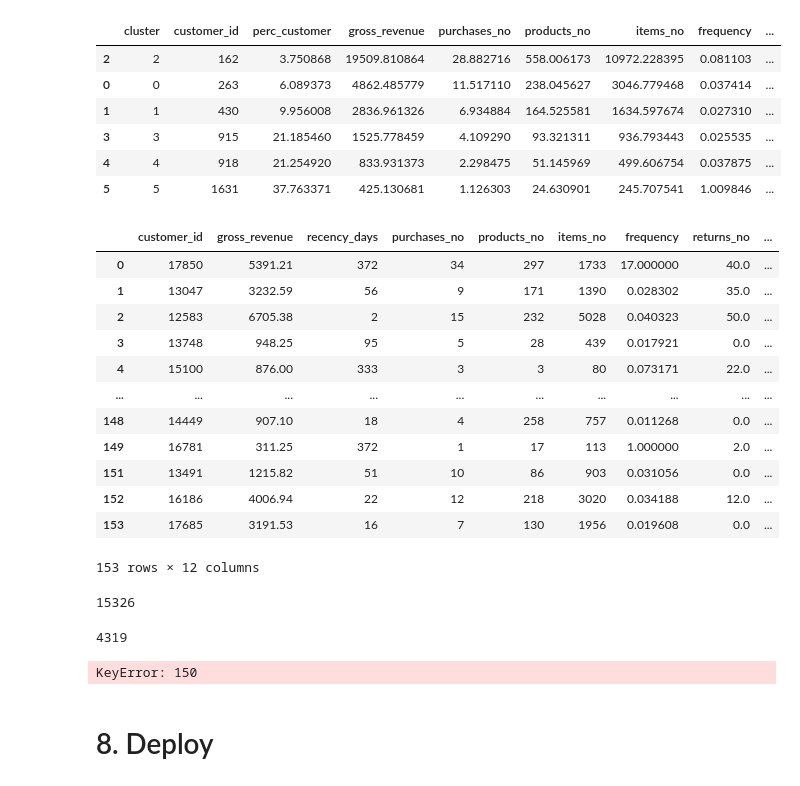
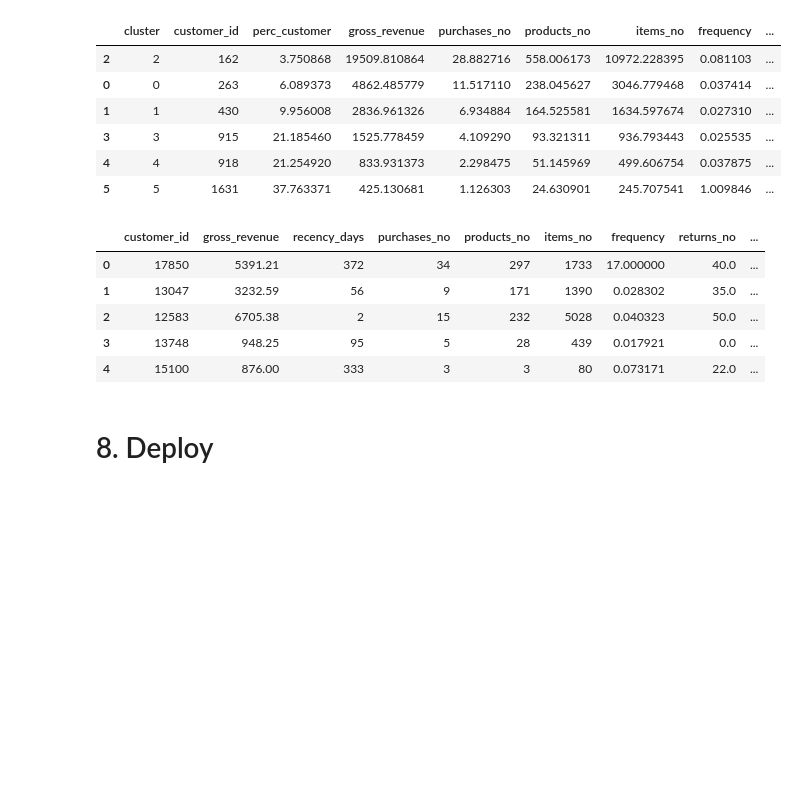
Before and after one commit to vitorhmf/loyalty-program, a Jupyter notebook: scr/loyalty_program_deploy.ipynb, the cells around one changed output. Saved outputs shown, nothing was run; the diff lists cells and outputs as text; code cells hidden in the pictures; blank space fills up the shorter version.

```diff
--- a/scr/loyalty_program_deploy.ipynb
+++ b/scr/loyalty_program_deploy.ipynb
@@ -59,7 +59,10 @@ def numerical_metrics(numerical_attributes):
 # %% [markdown]
 ### 0.3 Loading Data
 # %%
-df_raw = pd.read_csv('../data/data.csv', encoding= 'unicode_escape')
+# df_raw = pd.read_csv('../data/data.csv', encoding= 'unicode_escape')
+
+path_s3 = 's3://vhmf-insiders-dataset/'
+df_raw = pd.read_csv(path_s3 + 'data.csv', encoding= 'unicode_escape')
 # %% [markdown]
 # 1. Data Description
 # %% [markdown]
@@ -435,7 +438,7 @@ df9.head()
 # %% [markdown]
 ### 7.2 Cluster Profile
 # %%
-df92 = df4.copy()
+df92 = df4.copy().reset_index(drop=True)
 
 df92['cluster'] = labels
 
@@ -483,29 +486,14 @@ df_cluster.sort_values('gross_revenue', ascending=False)
 | 4 | 4 | 918 | 21.254920 | 833.931373 | 2.298475 | 51.145969 | 499.606754 | 0.037875 | ... |
 | 5 | 5 | 1631 | 37.763371 | 425.130681 | 1.126303 | 24.630901 | 245.707541 | 1.009846 | ... |
 # %%
-df92.head(153)
+df92.head()
 # %% [output]
 |  | customer_id | gross_revenue | recency_days | purchases_no | products_no | items_no | frequency | returns_no | ... |
 | 0 | 17850 | 5391.21 | 372 | 34 | 297 | 1733 | 17.000000 | 40.0 | ... |
 | 1 | 13047 | 3232.59 | 56 | 9 | 171 | 1390 | 0.028302 | 35.0 | ... |
 | 2 | 12583 | 6705.38 | 2 | 15 | 232 | 5028 | 0.040323 | 50.0 | ... |
 | 3 | 13748 | 948.25 | 95 | 5 | 28 | 439 | 0.017921 | 0.0 | ... |
 | 4 | 15100 | 876.00 | 333 | 3 | 3 | 80 | 0.073171 | 22.0 | ... |
-| ... | ... | ... | ... | ... | ... | ... | ... | ... | ... |
-| 148 | 14449 | 907.10 | 18 | 4 | 258 | 757 | 0.011268 | 0.0 | ... |
-| 149 | 16781 | 311.25 | 372 | 1 | 17 | 113 | 1.000000 | 2.0 | ... |
-| 151 | 13491 | 1215.82 | 51 | 10 | 86 | 903 | 0.031056 | 0.0 | ... |
-| 152 | 16186 | 4006.94 | 22 | 12 | 218 | 3020 | 0.034188 | 12.0 | ... |
-| 153 | 17685 | 3191.53 | 16 | 7 | 130 | 1956 | 0.019608 | 0.0 | ... |
-153 rows × 12 columns
-# %%
-df92['cluster'].sum()
-# %% [output]
-15326
-# %%
-len(df92)
-# %% [output]
-4319
 # %%
 # Cluster Name
 
@@ -513,7 +501,7 @@ df92['cluster_name'] = 'NA'
 
 for i in range(len(df92)):
     if (df92.loc[i, 'cluster'] == 2):
-        df92.loc[i, 'cluster_name'] = 'insider'
+        df92.loc[i, 'cluster_name'] = 'teste'
     elif (df92.loc[i, 'cluster'] == 0):
         df92.loc[i, 'cluster_name'] = 'pre_insider1'
     elif (df92.loc[i, 'cluster'] == 1):
@@ -524,8 +512,6 @@ for i in range(len(df92)):
         df92.loc[i, 'cluster_name'] = 'sporadic2'
     else:
         df92.loc[i, 'cluster_name'] = 'sporadic3'
-# %% [output]
-KeyError: 150
 # %% [markdown]
 # 8. Deploy
 # %%
```
Also changed, not shown: parts of 2 cells of this notebook.
